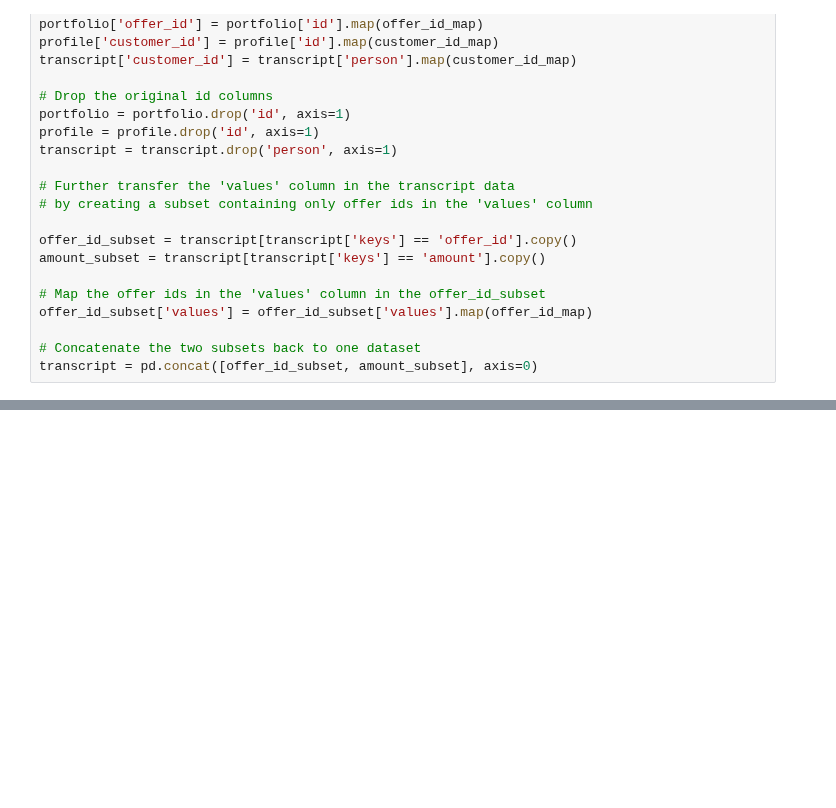
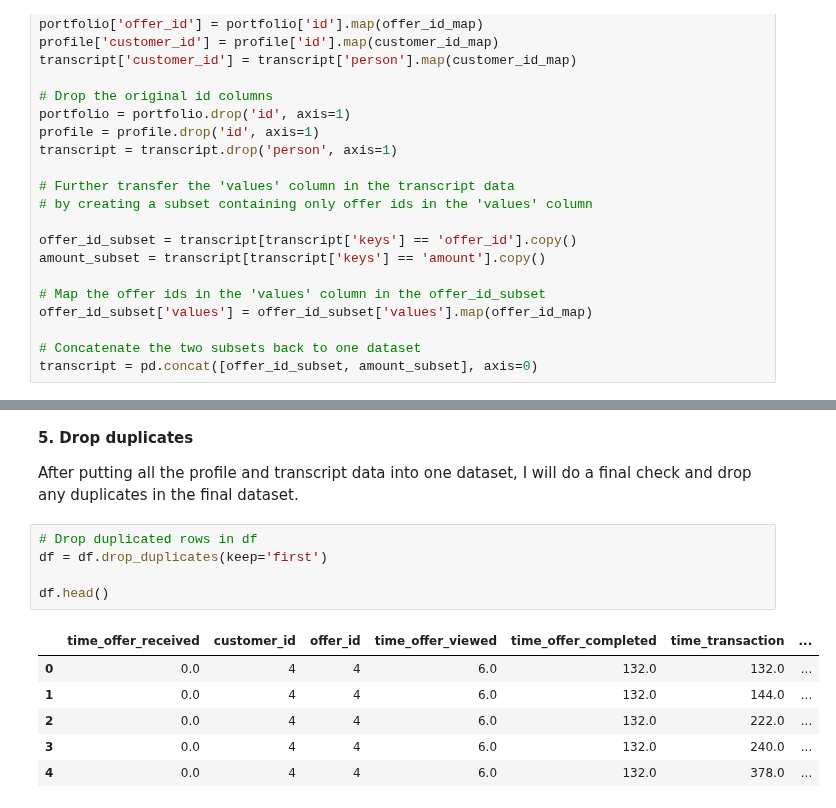
Before and after one commit to Kilie/starbucks, a Jupyter notebook: Starbucks_Capstone_notebook.ipynb, the cells around one changed output, grey strips where cells are left out. Cells and saved outputs as stored; diff of their text form; blank space fills up the shorter version.

```diff
--- a/Starbucks_Capstone_notebook.ipynb
+++ b/Starbucks_Capstone_notebook.ipynb
@@ -524,0 +403,16 @@ profile.shape, transcript.shape
+# %% [markdown]
+**5. Drop duplicates**
+
+After putting all the profile and transcript data into one dataset, I will do a final check and drop any duplicates in the final dataset.
+# %%
+# Drop duplicated rows in df
+df = df.drop_duplicates(keep='first')
+
+df.head()
+# %% [output]
+|  | time_offer_received | customer_id | offer_id | time_offer_viewed | time_offer_completed | time_transaction | ... |
+| 0 | 0.0 | 4 | 4 | 6.0 | 132.0 | 132.0 | ... |
+| 1 | 0.0 | 4 | 4 | 6.0 | 132.0 | 144.0 | ... |
+| 2 | 0.0 | 4 | 4 | 6.0 | 132.0 | 222.0 | ... |
+| 3 | 0.0 | 4 | 4 | 6.0 | 132.0 | 240.0 | ... |
+| 4 | 0.0 | 4 | 4 | 6.0 | 132.0 | 378.0 | ... |
```
Also changed, not shown: parts of 36 cells of this notebook.
